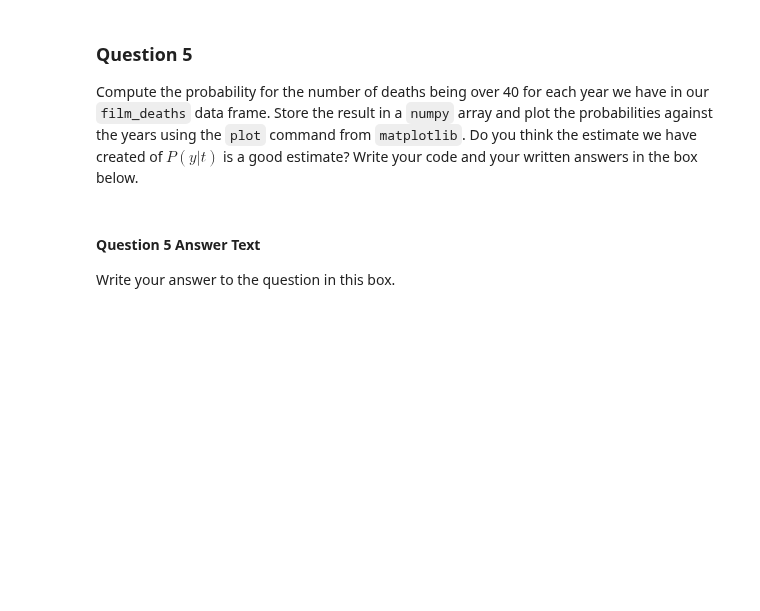
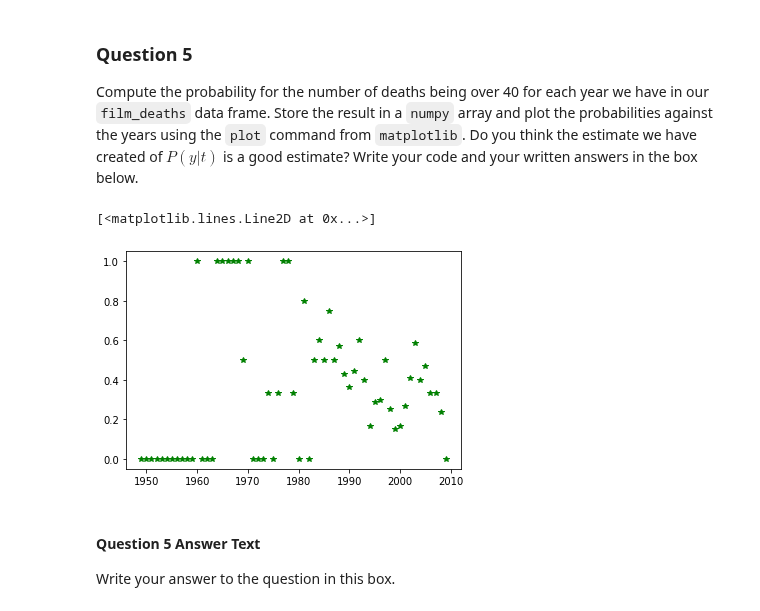
Before and after one commit to wwyqianqian/COMP6509, a Jupyter notebook: Labs/Lab 1 - Probability and Introduction to Jupyter Notebooks.ipynb, the cells around one changed output. Drawn from its saved outputs; the diff is of its cells as text; code cells hidden in the pictures; blank space fills up the shorter version.

```diff
--- a/Labs/Lab 1 - Probability and Introduction to Jupyter Notebooks.ipynb
+++ b/Labs/Lab 1 - Probability and Introduction to Jupyter Notebooks.ipynb
@@ -282,3 +284,30 @@ Compute the probability for the number of deaths being over 40 for each year we
+# %%
+# Question 5 Answer Code
+# this ensures the plot appears in the web browser
+%matplotlib inline
+import pylab as plt # this imports the plotting library in python
+import numpy as np
+
+x = np.arange(min_year, max_year+1)
+y = np.zeros(61)
+min_year = film_deaths['Year'].min()
+max_year = film_deaths['Year'].max()
+
+i = 0
+for year in range(min_year, max_year+1):
+    deaths = (film_deaths.Body_Count[film_deaths.Year==year]>40).sum()
+    total_films = (film_deaths.Year==year).sum()
+    if total_films != 0:
+        prob_death = float(deaths)/float(total_films)
+        y[i] = prob_death
+        i += 1
+    else:
+        i += 1
+
+plt.plot(x, y, 'g*')
+# %% [output]
+[<matplotlib.lines.Line2D at 0x...>]
+[figure, added]
 # %% [markdown]
 #### Question 5 Answer Text
 
```
Also changed, not shown: parts of 3 cells of this notebook.
